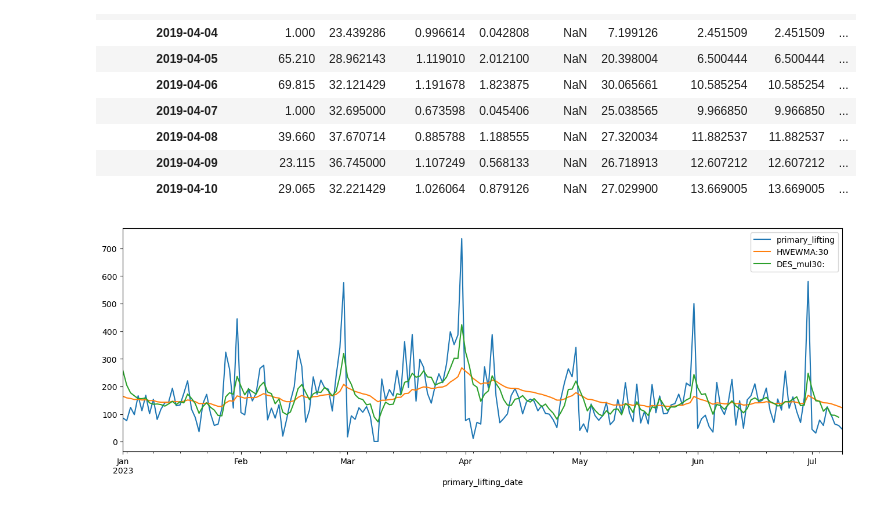
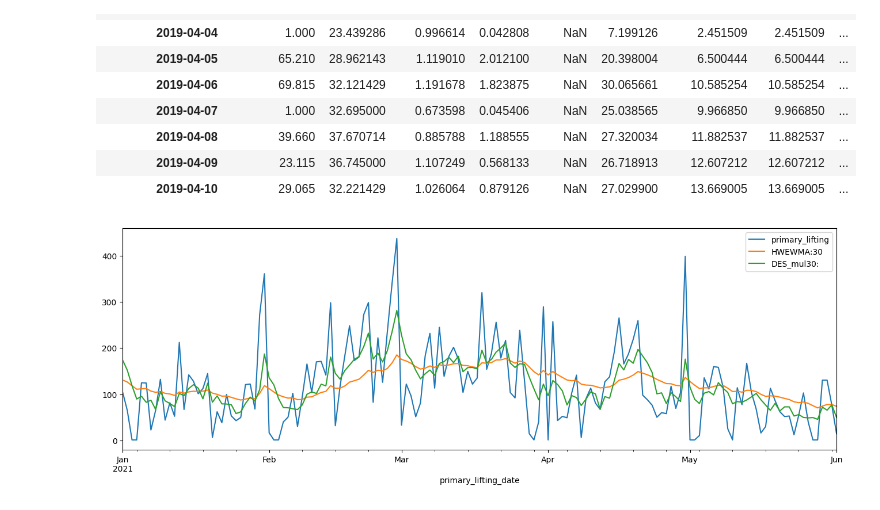
Before and after one commit to Csengupta1101/Time-Series-Framework, a Jupyter notebook: Time_Series_Foundation.ipynb, the cells around one changed output. Cells and saved outputs as stored; diff of their text form; code cells hidden in the pictures.

```diff
--- a/Time_Series_Foundation.ipynb
+++ b/Time_Series_Foundation.ipynb
@@ -445,4 +445,7 @@ DatetimeIndex(['2019-04-01', '2019-04-02', '2019-04-03', '2019-04-04',
               dtype='datetime64[ns]', name='primary_lifting_date', length=1561, freq=None)
 # %%
 #set frequency with offset aliases for each type of frequency , we will use daily here
-df5.index.freq = 'D'
+try:
+    df5.index.freq = 'MS'
+except:
+    print("There is an error")
@@ -527,7 +532,7 @@ df4.head(10)
 | 2019-04-10 | 29.065 | 32.221429 | 1.026064 | 0.879126 | NaN | 27.029900 | 13.669005 | 13.669005 | ... |
 # %%
 # Now let's plot
-df4[['primary_lifting','HWEWMA:30','DES_mul30:']]['2023-01-01':].plot()
+df4[['primary_lifting','HWEWMA:30','DES_mul30:']]['2021-01-01':'2021-06-01'].plot()
 plt.show()
 # %% [output]
-[figure, old version]
+[figure, new version]
```
Also changed, not shown: parts of 7 cells of this notebook.
